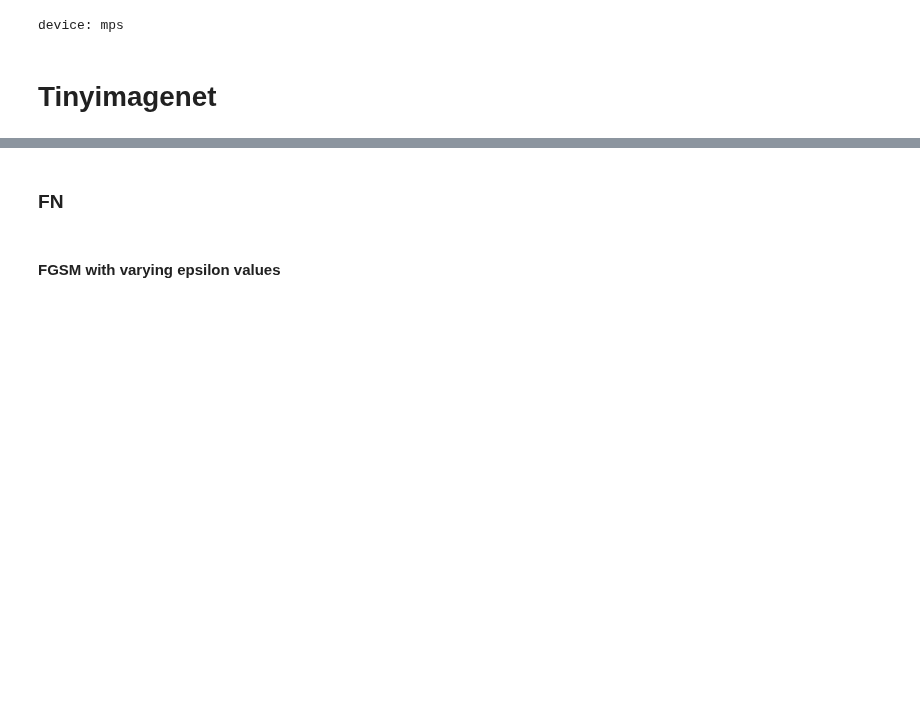
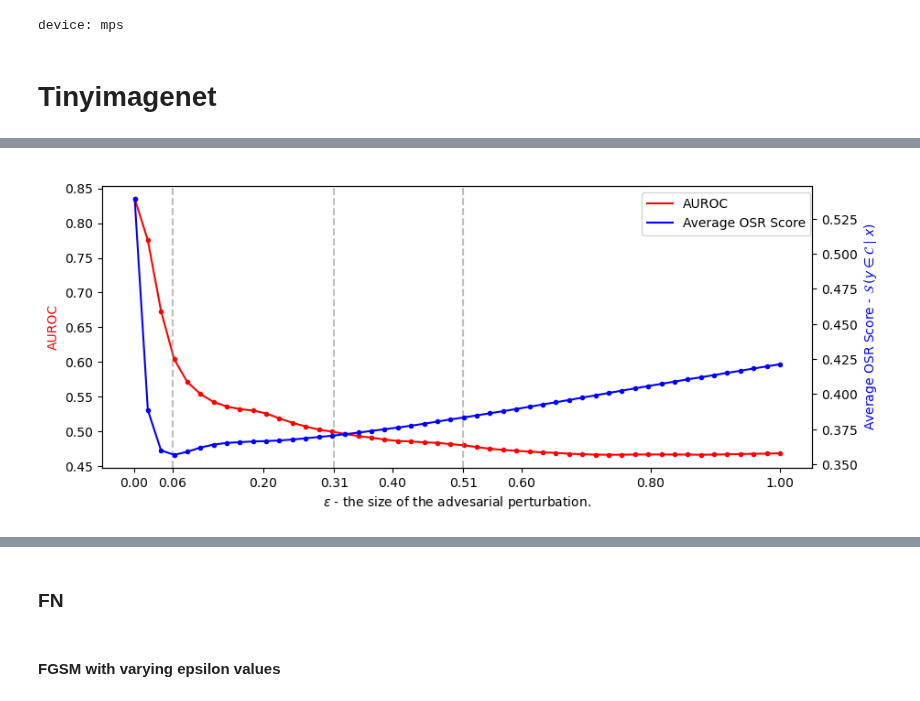
Before and after one commit to krellemand/bachelor_project, a Jupyter notebook: notebooks/visualizing_adv_attacks.ipynb, the cells around one changed output, grey strips where cells are left out. Drawn from its saved outputs; the diff is of its cells as text; code cells hidden in the pictures; blank space fills up the shorter version.

```diff
--- a/notebooks/visualizing_adv_attacks.ipynb
+++ b/notebooks/visualizing_adv_attacks.ipynb
@@ -53,0 +111,7 @@ tin_goldfish = tin_dataset[9][0]
+# %%
+eps_exp_3 = eps_experiment_plot()
+eps_exp_3.load_and_add_to_eps_plot(root_dir + 'logits/tinyimagenet/fp/fgsm/inf_norm/', 0, True)
+eps_exp_3.set_legend_and_highlight_eps([3, 15, 25], legend_loc=(0.71,0.8))
+eps_exp_3.show_and_save()
+# %% [output]
+[figure, added]
```
Also changed, not shown: parts of 9 cells of this notebook.
